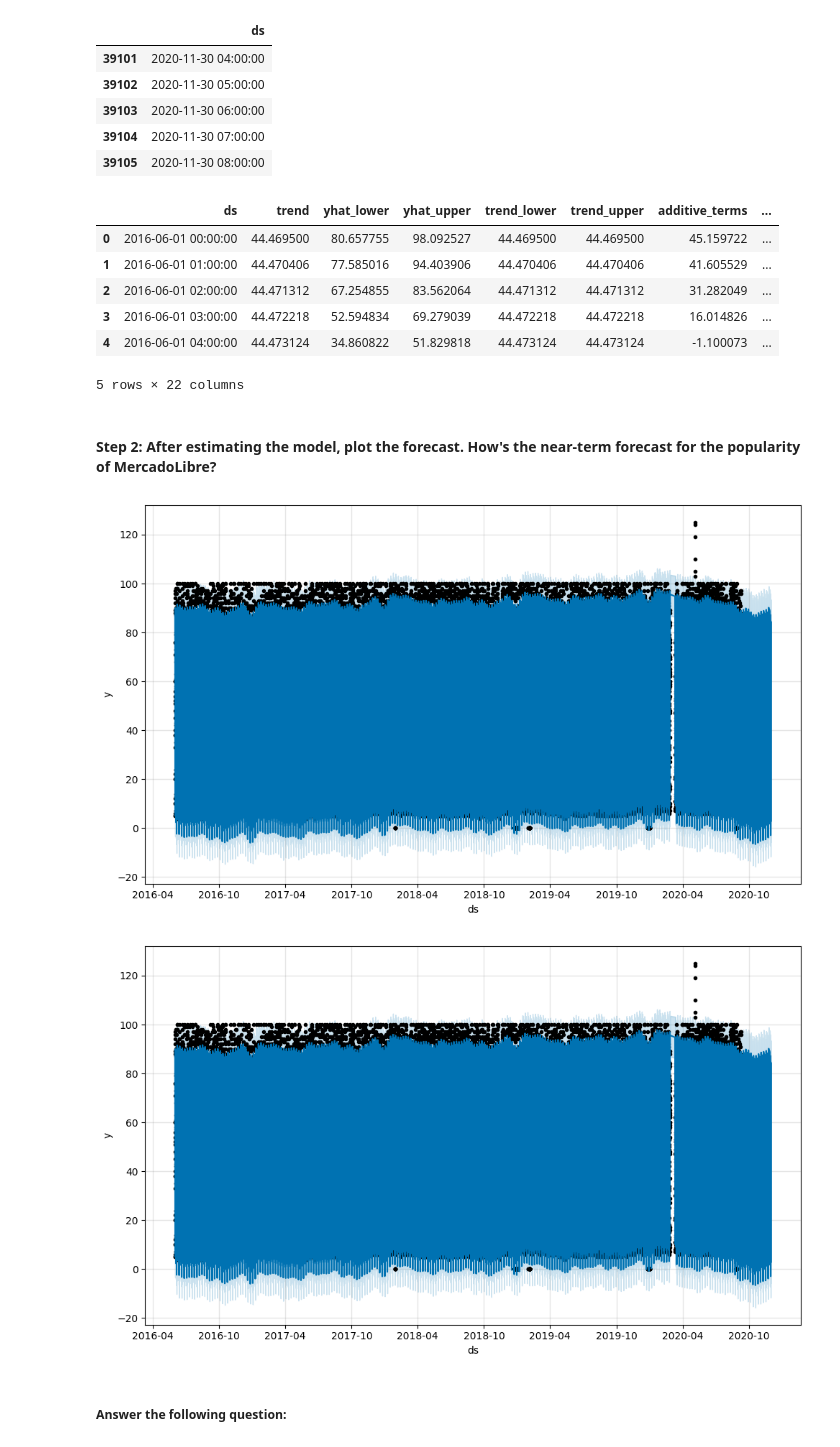
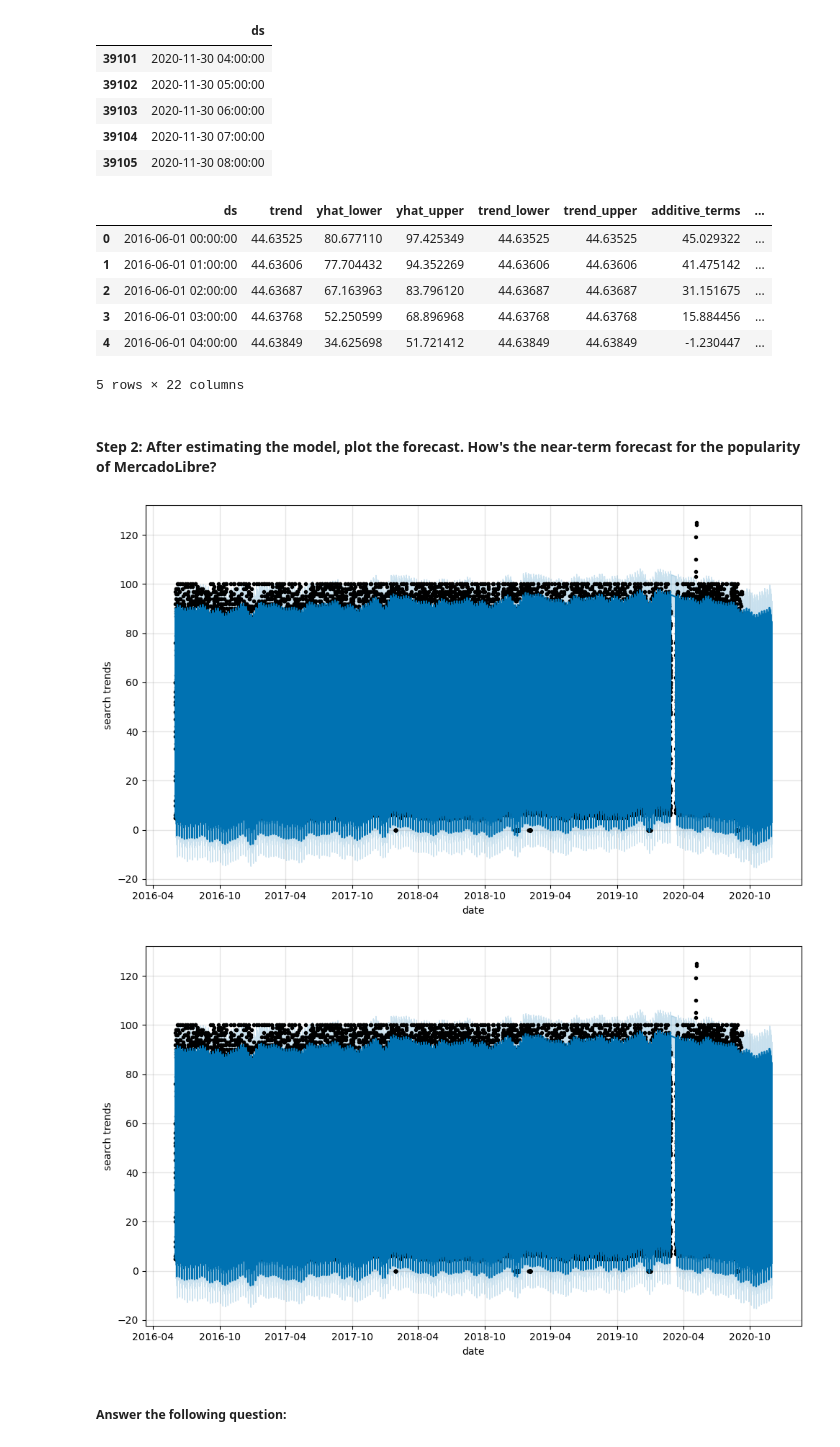
Before and after one commit to Yifei4905/prophet-challenge, a Jupyter notebook: forecasting_net_prophet.ipynb, the cells around one changed output. Saved outputs shown, nothing was run; the diff lists cells and outputs as text; code cells hidden in the pictures.

Commit message:
finished the prophet

```diff
--- a/forecasting_net_prophet.ipynb
+++ b/forecasting_net_prophet.ipynb
@@ -431,8 +435,11 @@ Now, you need to produce a time series model that analyzes and forecasts pattern
 | 37105 | 2020-09-08 00:00:00 | 96 |
 # %%
 # Call the Prophet function, store as an object
+model = Prophet()
+model
 # %% [output]
 <prophet.forecaster.Prophet at 0x...>
 # %%
 # Fit the time-series model.
+model.fit(df_mercado_reset)
 # %% [output]
@@ -449,9 +449,10 @@ INFO:cmdstanpy:Chain [1] done processing
 # %%
 # Create a future dataframe to hold predictions
 # Make the prediction go out as far as 2000 hours (approx 80 days)
-
+df_prediction = model.make_future_dataframe(periods=2000, freq='H')
 
 # View the last five rows of the future_mercado_trends DataFrame
+display(df_prediction.tail(5))
 # %% [output]
 |  | ds |
 | 39101 | 2020-11-30 04:00:00 |
@@ -461,24 +462,26 @@ INFO:cmdstanpy:Chain [1] done processing
 | 39105 | 2020-11-30 08:00:00 |
 # %%
 # Make the predictions for the trend data using the future_mercado_trends DataFrame
-
+df_future_mercado = model.predict(df_prediction)
 
 # Display the first five rows of the forecast_mercado_trends DataFrame
+display(df_future_mercado.head(5))
 # %% [output]
 |  | ds | trend | yhat_lower | yhat_upper | trend_lower | trend_upper | additive_terms | ... |
-| 0 | 2016-06-01 00:00:00 | 44.469500 | 80.657755 | 98.092527 | 44.469500 | 44.469500 | 45.159722 | ... |
-| 1 | 2016-06-01 01:00:00 | 44.470406 | 77.585016 | 94.403906 | 44.470406 | 44.470406 | 41.605529 | ... |
-| 2 | 2016-06-01 02:00:00 | 44.471312 | 67.254855 | 83.562064 | 44.471312 | 44.471312 | 31.282049 | ... |
-| 3 | 2016-06-01 03:00:00 | 44.472218 | 52.594834 | 69.279039 | 44.472218 | 44.472218 | 16.014826 | ... |
-| 4 | 2016-06-01 04:00:00 | 44.473124 | 34.860822 | 51.829818 | 44.473124 | 44.473124 | -1.100073 | ... |
+| 0 | 2016-06-01 00:00:00 | 44.63525 | 80.677110 | 97.425349 | 44.63525 | 44.63525 | 45.029322 | ... |
+| 1 | 2016-06-01 01:00:00 | 44.63606 | 77.704432 | 94.352269 | 44.63606 | 44.63606 | 41.475142 | ... |
+| 2 | 2016-06-01 02:00:00 | 44.63687 | 67.163963 | 83.796120 | 44.63687 | 44.63687 | 31.151675 | ... |
+| 3 | 2016-06-01 03:00:00 | 44.63768 | 52.250599 | 68.896968 | 44.63768 | 44.63768 | 15.884456 | ... |
+| 4 | 2016-06-01 04:00:00 | 44.63849 | 34.625698 | 51.721412 | 44.63849 | 44.63849 | -1.230447 | ... |
 5 rows × 22 columns
 # %% [markdown]
 #### Step 2: After estimating the model, plot the forecast. How's the near-term forecast for the popularity of MercadoLibre?
 # %%
 # Plot the Prophet predictions for the Mercado trends data
+model.plot(df_future_mercado, xlabel='date', ylabel='search trends')
 # %% [output]
-[figure, old version]
+[figure, new version]
-[figure, old version]
+[figure, new version]
 # %% [markdown]
 ##### Answer the following question:
 # %% [markdown]
```
Also changed, not shown: parts of 19 cells of this notebook.
